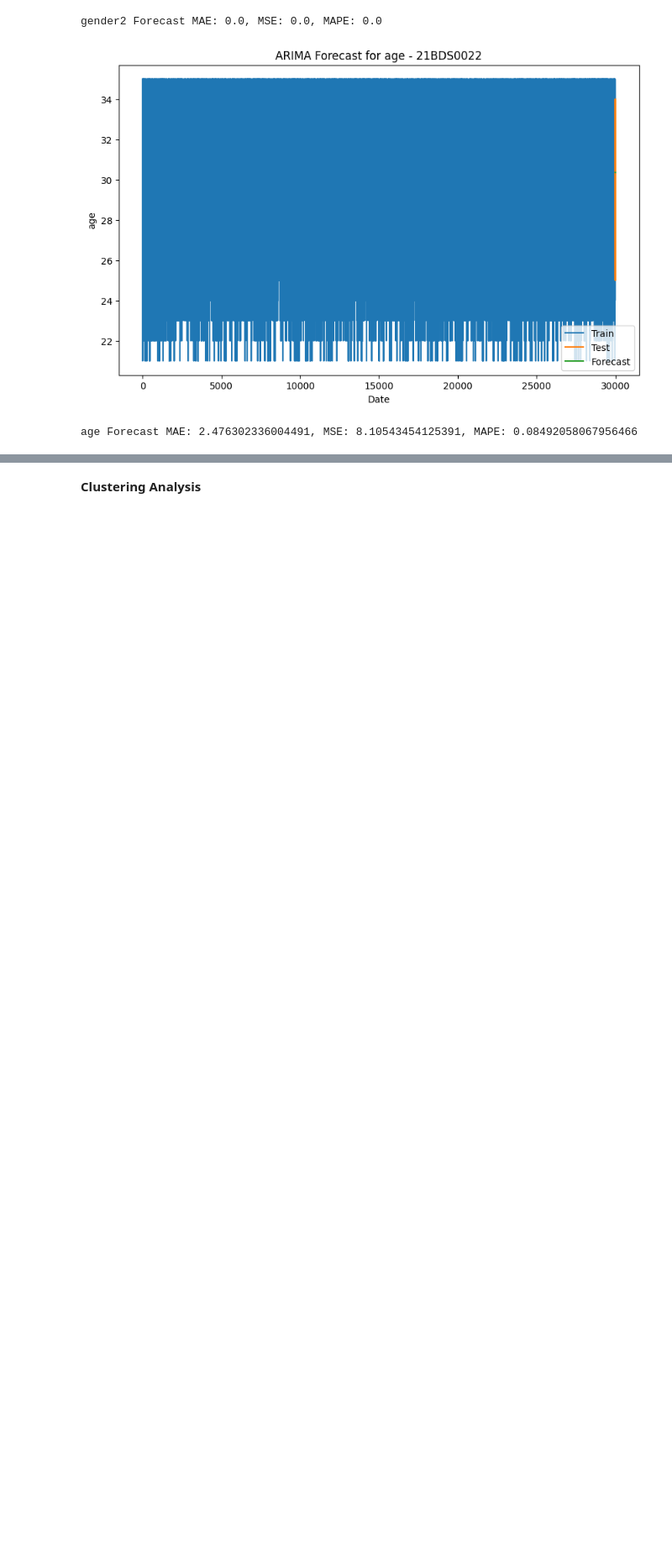
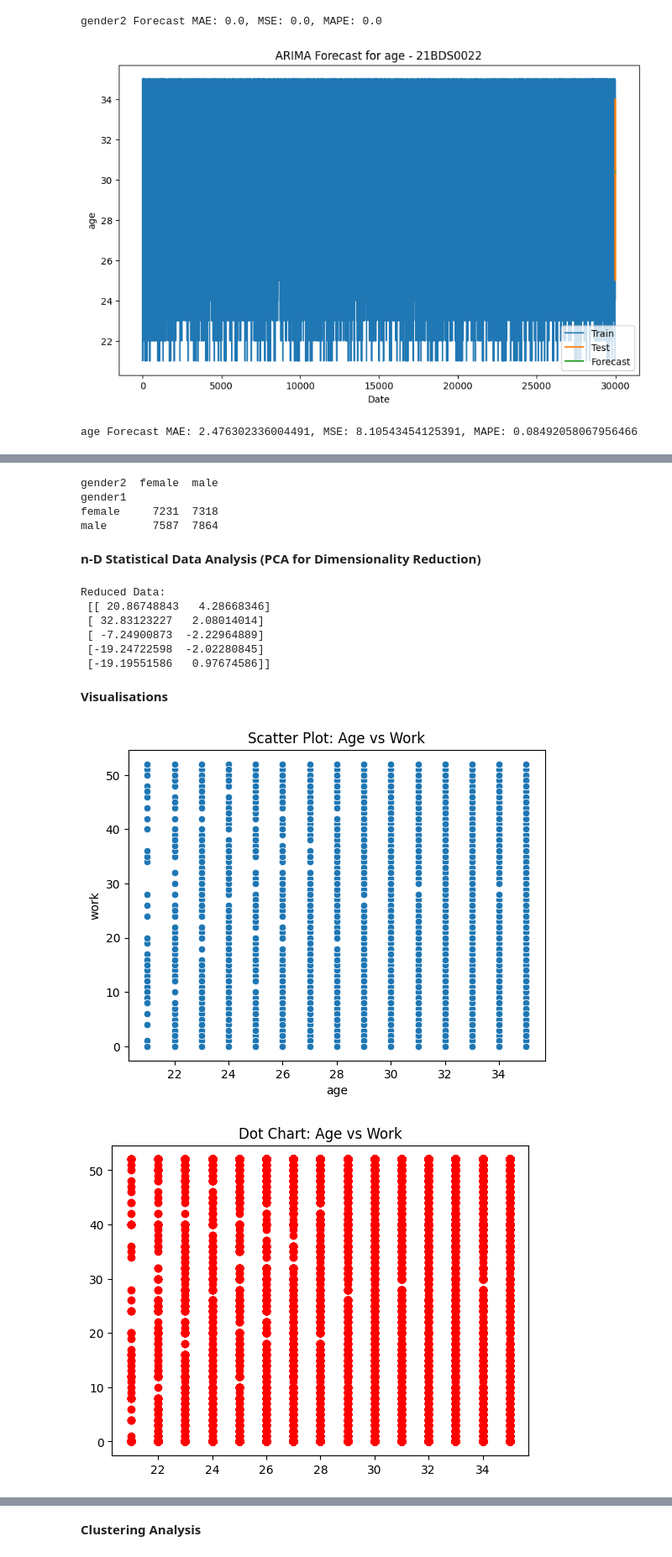
Before and after one commit to joydip2003/EDA, a Jupyter notebook: 21BDS0022.ipynb, the cells around one changed output, grey strips where cells are left out. Shown at 84% size. Cells and saved outputs as stored; diff of their text form; code cells hidden in the pictures; blank space fills up the shorter version.

```diff
--- a/21BDS0022.ipynb
+++ b/21BDS0022.ipynb
@@ -417,0 +429,6 @@ age Forecast MAE: 2.476302336004491, MSE: 8.10543454125391, MAPE: 0.084920580679
+# %%
+import pandas as pd
+
+url = "https://raw.githubusercontent.com/salemprakash/EDA/main/Data/Fertility2.csv"
+df = pd.read_csv(url)
+print(df.head())  # Display the first 5 rows
@@ -417,0 +473,4 @@ age Forecast MAE: 2.476302336004491, MSE: 8.10543454125391, MAPE: 0.084920580679
+# %%
+df.fillna(df.mean(numeric_only=True), inplace=True)
+df['age_squared'] = df['age'] ** 2  # Example transformation
+print(df.head())
@@ -417,0 +523,50 @@ age Forecast MAE: 2.476302336004491, MSE: 8.10543454125391, MAPE: 0.084920580679
+# %%
+contingency_table = pd.crosstab(df['gender1'], df['gender2'])
+print(contingency_table)
+# %% [output]
+gender2  female  male
+gender1
+female     7231  7318
+male       7587  7864
+# %% [markdown]
+**n-D Statistical Data Analysis (PCA for Dimensionality Reduction)**
+# %%
+from sklearn.decomposition import PCA
+
+data = df[['age', 'work']].dropna()
+pca = PCA(n_components=2)
+transformed_data = pca.fit_transform(data)
+print("Reduced Data:\n", transformed_data[:5])  # Show first 5 rows
+# %% [output]
+Reduced Data:
+ [[ 20.86748843   4.28668346]
+ [ 32.83123227   2.08014014]
+ [ -7.24900873  -2.22964889]
+ [-19.24722598  -2.02280845]
+ [-19.19551586   0.97674586]]
+# %% [markdown]
+**Visualisations**
+# %%
+#Scatter Plot
+
+import matplotlib.pyplot as plt
+import seaborn as sns
+
+sns.scatterplot(x=df['age'], y=df['work'])
+plt.title("Scatter Plot: Age vs Work")
+plt.show()
+
+#Dot Chart
+
+plt.plot(df['age'], df['work'], 'ro')
+plt.title("Dot Chart: Age vs Work")
+plt.show()
+
+#Bar Plot
+
+df['gender1'].value_counts().plot(kind='bar')
+plt.title("Bar Plot: Gender1 Distribution")
+plt.show()
+# %% [output]
+[figure, added]
+[figure, added]
```
Also changed, not shown: parts of 20 cells of this notebook.
